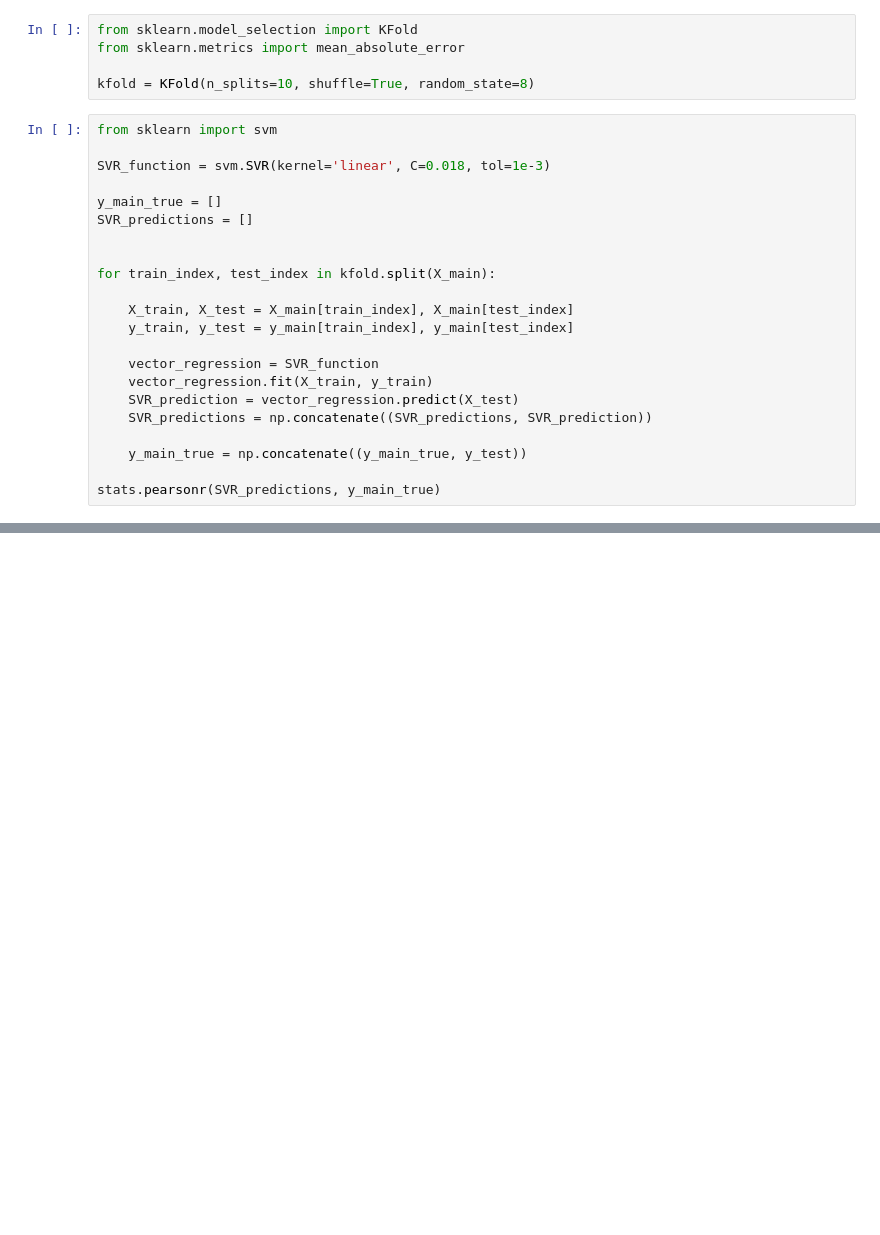
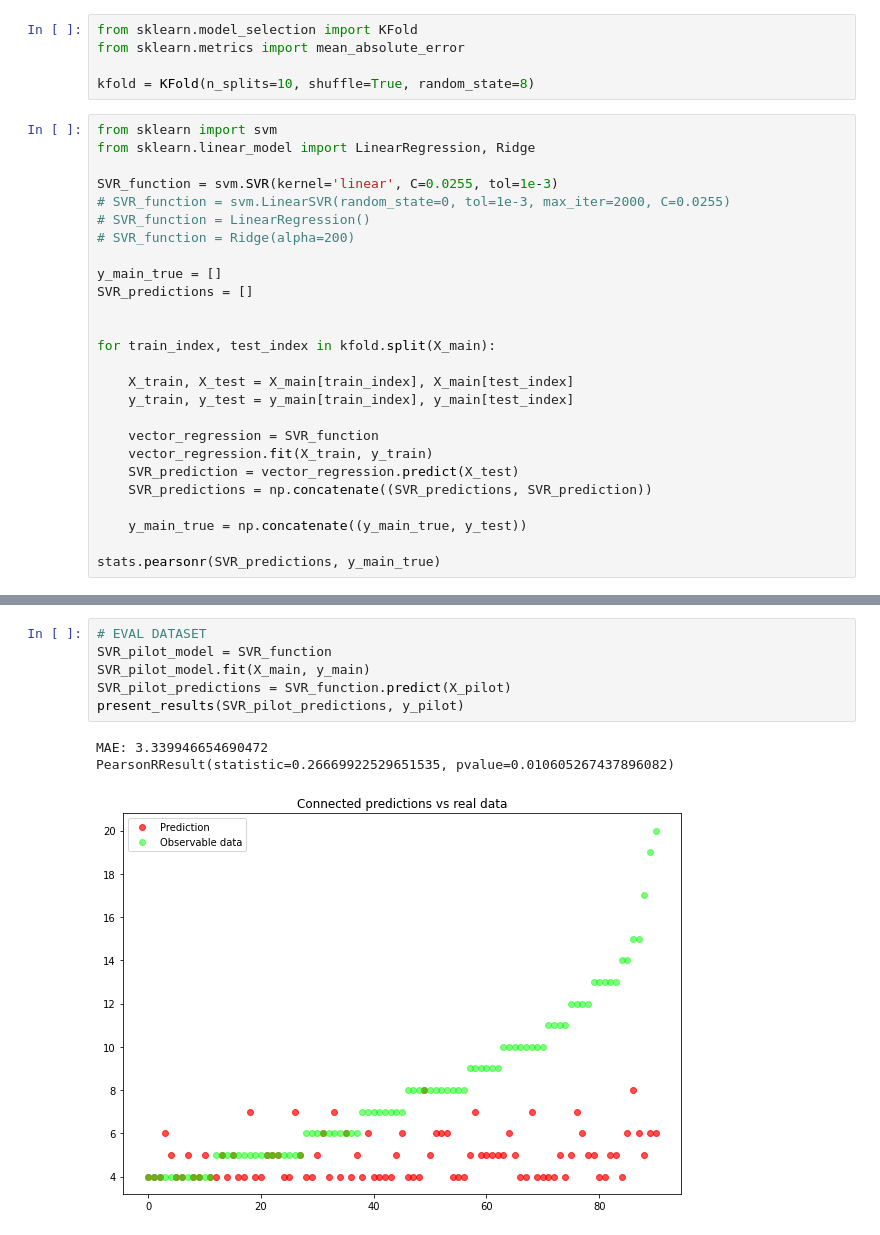
Before and after one commit to agatumm420/NLP_GamingAdd, a Jupyter notebook: main.ipynb, the cells around one changed output, grey strips where cells are left out. Drawn from its saved outputs; the diff is of its cells as text; blank space fills up the shorter version.

```diff
--- a/main.ipynb
+++ b/main.ipynb
@@ -83,8 +130,12 @@ from sklearn.metrics import mean_absolute_error
 kfold = KFold(n_splits=10, shuffle=True, random_state=8)
 # %%
 from sklearn import svm
+from sklearn.linear_model import LinearRegression, Ridge
 
-SVR_function = svm.SVR(kernel='linear', C=0.018, tol=1e-3)
+SVR_function = svm.SVR(kernel='linear', C=0.0255, tol=1e-3)
+# SVR_function = svm.LinearSVR(random_state=0, tol=1e-3, max_iter=2000, C=0.0255)
+# SVR_function = LinearRegression()
+# SVR_function = Ridge(alpha=200)
 
 y_main_true = []
 SVR_predictions = []
@@ -129,0 +189,10 @@ def present_results(prediction, true_values):
+# %%
+# EVAL DATASET
+SVR_pilot_model = SVR_function
+SVR_pilot_model.fit(X_main, y_main)
+SVR_pilot_predictions = SVR_function.predict(X_pilot)
+present_results(SVR_pilot_predictions, y_pilot)
+# %% [output]
+MAE: 3.339946654690472
+PearsonRResult(statistic=0.26669922529651535, pvalue=0.010605267437896082)
+[figure, added]
```
Also changed, not shown: parts of 19 cells of this notebook.
